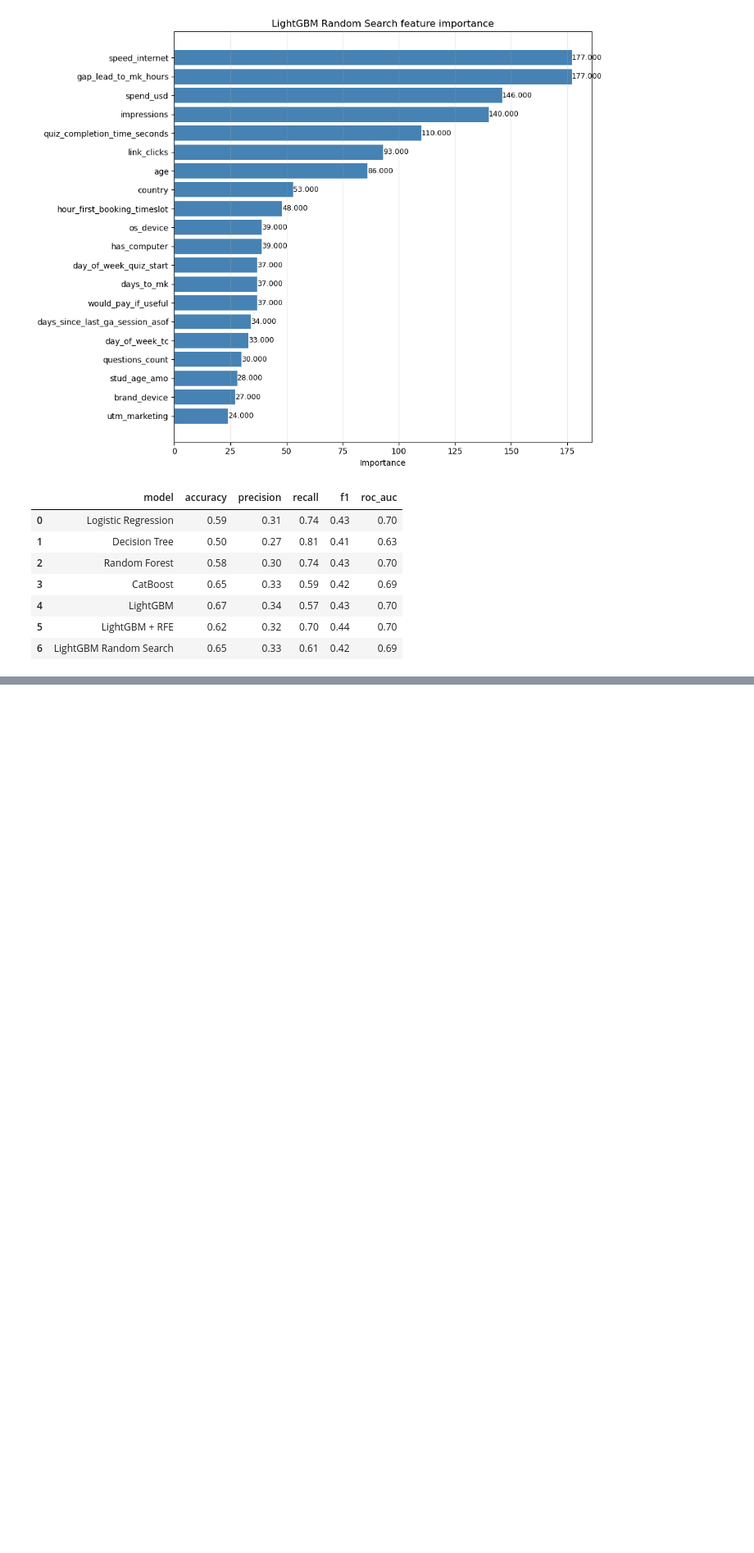
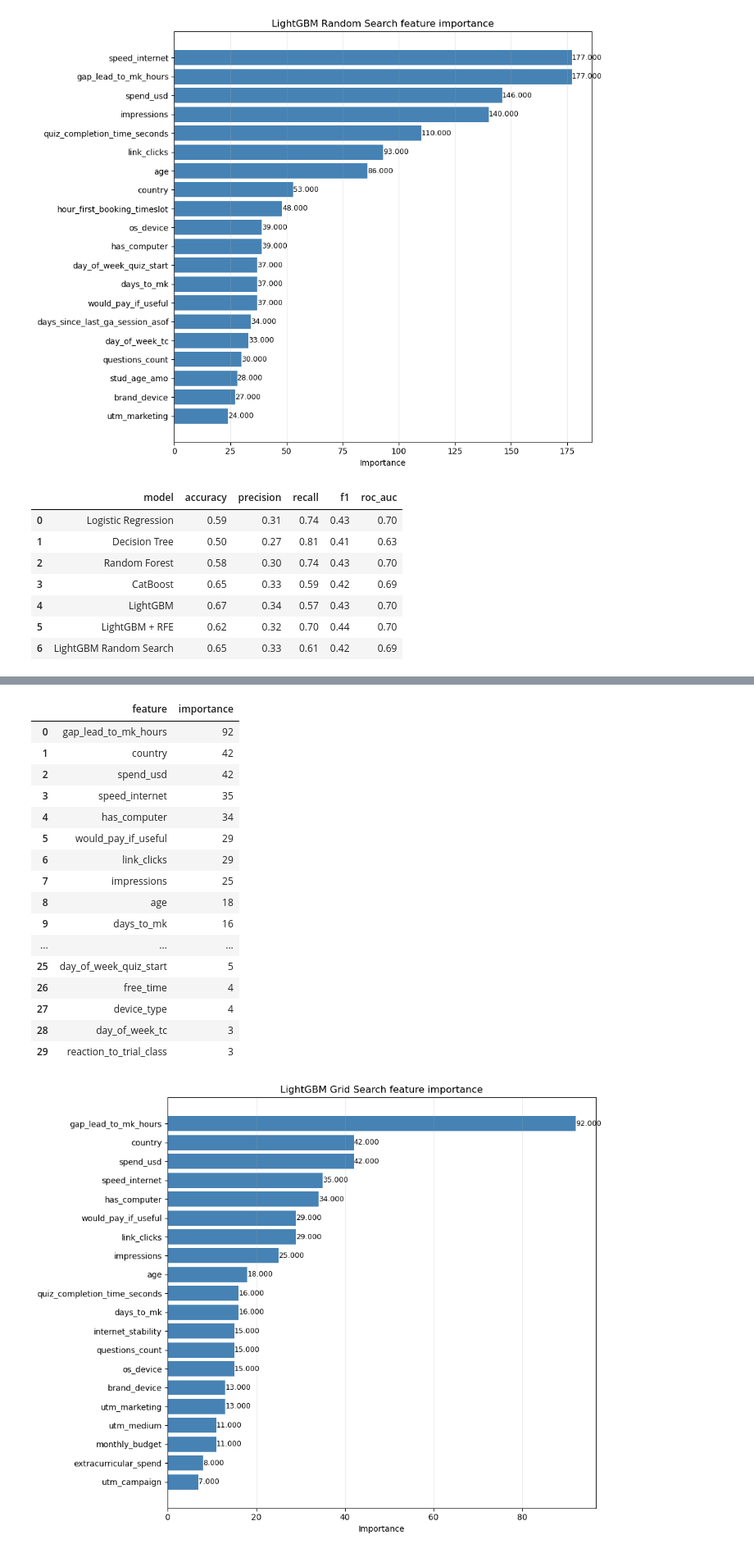
Before and after one commit to AlinaYakubova/Thesis_DTM_Trial_Class_Prediction, a Jupyter notebook: Main_script_diploma.ipynb, the cells around one changed output, grey strips where cells are left out. Shown at 82% size. Drawn from its saved outputs; the diff is of its cells as text; code cells hidden in the pictures; blank space fills up the shorter version.

```diff
--- a/Main_script_diploma.ipynb
+++ b/Main_script_diploma.ipynb
@@ -2781,0 +2951,61 @@ display(metrics_df.round(2))
+# %%
+lgbm_grid_feature_importance = (
+    pd.DataFrame({
+        "feature": X_train_lgbm.columns,
+        "importance": lgbm_grid_search_model.feature_importances_,
+    })
+    .sort_values("importance", ascending=False)
+    .reset_index(drop=True)
+)
+
+display(lgbm_grid_feature_importance.head(30).round(3))
+
+top_lgbm_grid_features = lgbm_grid_feature_importance.head(20).sort_values(
+    "importance",
+    ascending=False,
+)
+
+fig, ax = plt.subplots(figsize=(10, 8))
+ax.barh(
+    top_lgbm_grid_features["feature"],
+    top_lgbm_grid_features["importance"],
+    color="steelblue",
+)
+ax.set_title("LightGBM Grid Search feature importance")
+ax.set_xlabel("Importance")
+ax.set_ylabel("")
+ax.grid(axis="x", alpha=0.25)
+ax.invert_yaxis()
+
+for patch in ax.patches:
+    width = patch.get_width()
+    ax.text(
+        width + 0.002,
+        patch.get_y() + patch.get_height() / 2,
+        f"{width:.3f}",
+        va="center",
+        ha="left",
+        fontsize=9,
+    )
+
+plt.tight_layout()
+plt.show()
+# %% [output]
+|  | feature | importance |
+| 0 | gap_lead_to_mk_hours | 92 |
+| 1 | country | 42 |
+| 2 | spend_usd | 42 |
+| 3 | speed_internet | 35 |
+| 4 | has_computer | 34 |
+| 5 | would_pay_if_useful | 29 |
+| 6 | link_clicks | 29 |
+| 7 | impressions | 25 |
+| 8 | age | 18 |
+| 9 | days_to_mk | 16 |
+| ... | ... | ... |
+| 25 | day_of_week_quiz_start | 5 |
+| 26 | free_time | 4 |
+| 27 | device_type | 4 |
+| 28 | day_of_week_tc | 3 |
+| 29 | reaction_to_trial_class | 3 |
+[figure, added]
```
Also changed, not shown: parts of 15 cells of this notebook.
